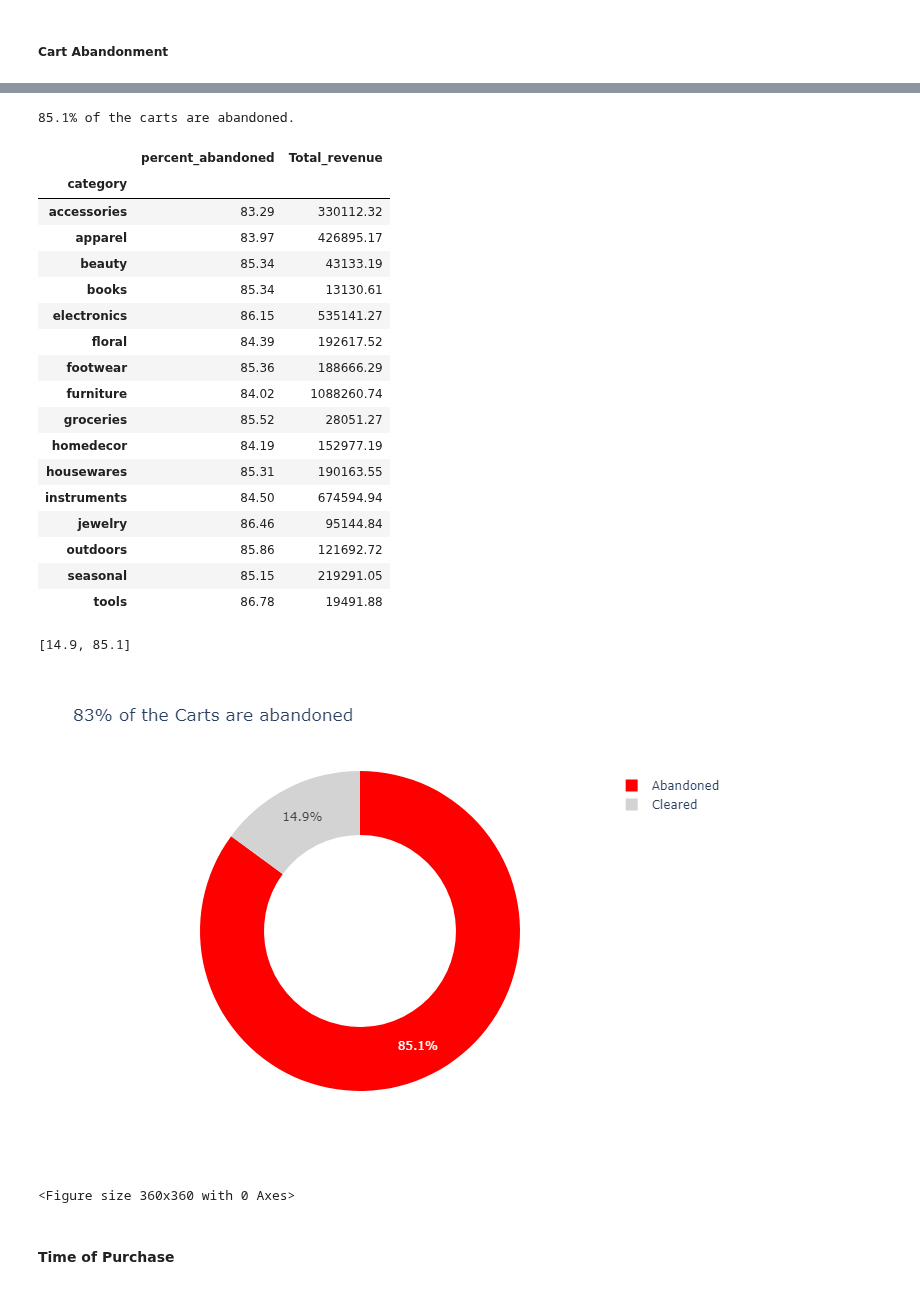
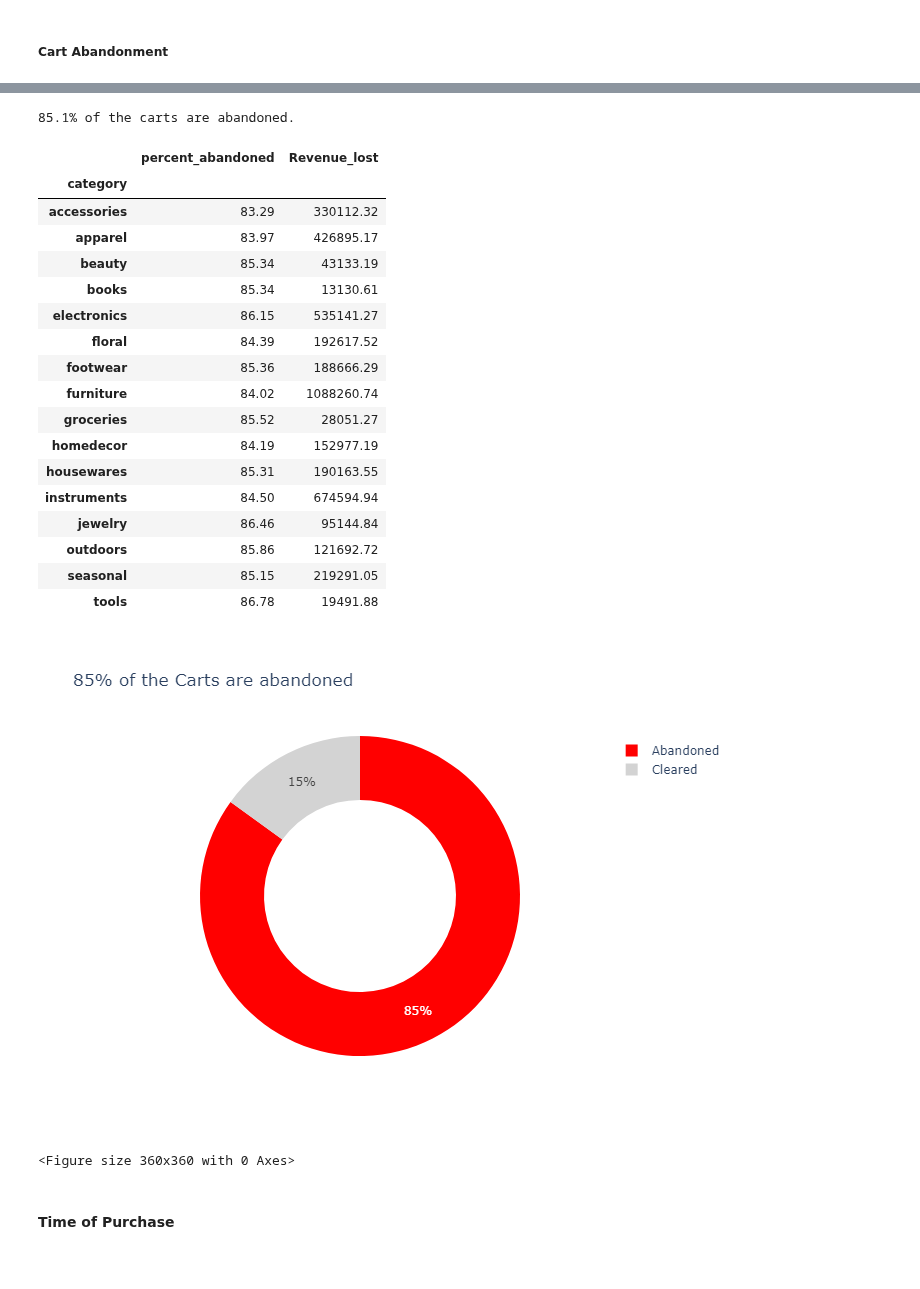
Before and after one commit to diana-kungu/E-commerce-RFM-Analysis, a Jupyter notebook: aws-retail-updated.ipynb, the cells around one changed output, grey strips where cells are left out. Saved outputs shown, nothing was run; the diff lists cells and outputs as text; code cells hidden in the pictures.

```diff
--- a/aws-retail-updated.ipynb
+++ b/aws-retail-updated.ipynb
@@ -30,12 +24,10 @@ from random import choice
 #### Read Data
 # %%
 #READ DATA
-#users= read_csv('../input/awssampleretaildemostore/users.csv')
-users = pd.read_csv(r'.\Input\raw_users.csv', usecols =[0,1,2,3,4,5,6,7])
-#items = read_csv('../input/awssampleretaildemostore/items.csv')
-products = pd.read_csv(r'.\Input\raw_products.csv',
+users = pd.read_csv(r'.\Input\AWS Demo Retail Data\raw_users.csv', usecols =[0,1,2,3,4,5,6,7])
+products = pd.read_csv(r'.\Input\AWS Demo Retail Data\raw_products.csv',
                        usecols = [0,3,4,5,7,10])
-df_lst = pd.read_csv(r'.\Input\interactions.csv',
+df_lst = pd.read_csv(r'.\Input\AWS Demo Retail Data\interactions.csv',
                         iterator=True, chunksize=20000)
 
 df = pd.concat(df_lst)
@@ -445,14 +448,14 @@ df_cart.head(2)
 # %%
 df_abandoned = df_cart[df_cart['ProductAdded'].notnull()].groupby(
             'category').agg(percent_abandoned = ('Abandoned Flag', lambda x : round(np.mean(x)*100,2)),
-            Total_revenue = ('price', 'sum'))
+            Revenue_lost = ('price', 'sum'))
 
 percent_abandoned = round(df_abandoned['percent_abandoned'].mean(),2)
 print(f'{percent_abandoned}% of the carts are abandoned.')
 df_abandoned
 # %% [output]
 85.1% of the carts are abandoned.
-|  | percent_abandoned | Total_revenue |
+|  | percent_abandoned | Revenue_lost |
 | category |  |  |
 | accessories | 83.29 | 330112.32 |
 | apparel | 83.97 | 426895.17 |
@@ -471,20 +474,18 @@ df_abandoned
 | seasonal | 85.15 | 219291.05 |
 | tools | 86.78 | 19491.88 |
 # %%
-percent_vals = [round(100-percent_abandoned, 2), percent_abandoned]
-print(percent_vals)
+percent_vals = [round(100-percent_abandoned), round(percent_abandoned)]
 lbls = ['Cleared', 'Abandoned']
 
 colors = ['#D3D3D3', '#FF0000']
 plt.figure(figsize=(5,5))
 fig = go.Figure(data=[go.Pie(labels=lbls, values=percent_vals, hole=.6,
                              marker_colors = colors)])
-fig.update_layout(title_text = '83% of the Carts are abandoned')
+fig.update_layout(title_text = f'{round(percent_abandoned)}% of the Carts are abandoned')
 fig.show(renderer ='png')
 # %% [output]
+[figure, new version]
-[14.9, 85.1]
+<Figure size 360x360 with 0 Axes>
-[figure, old version]
-<Figure size 360x360 with 0 Axes>
 # %% [markdown]
 #### **Time of Purchase**
 # %%
```
Also changed, not shown: parts of 14 cells of this notebook, 1 other file.
